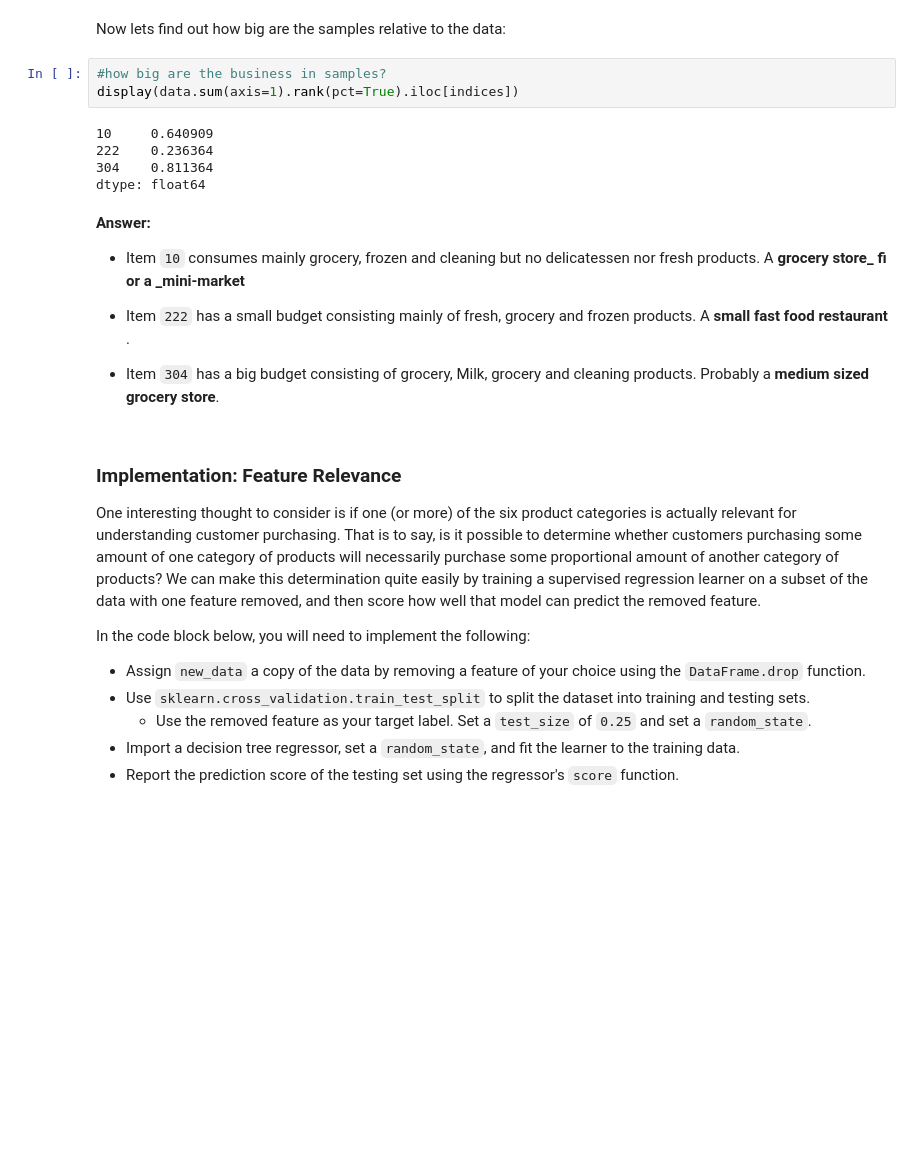
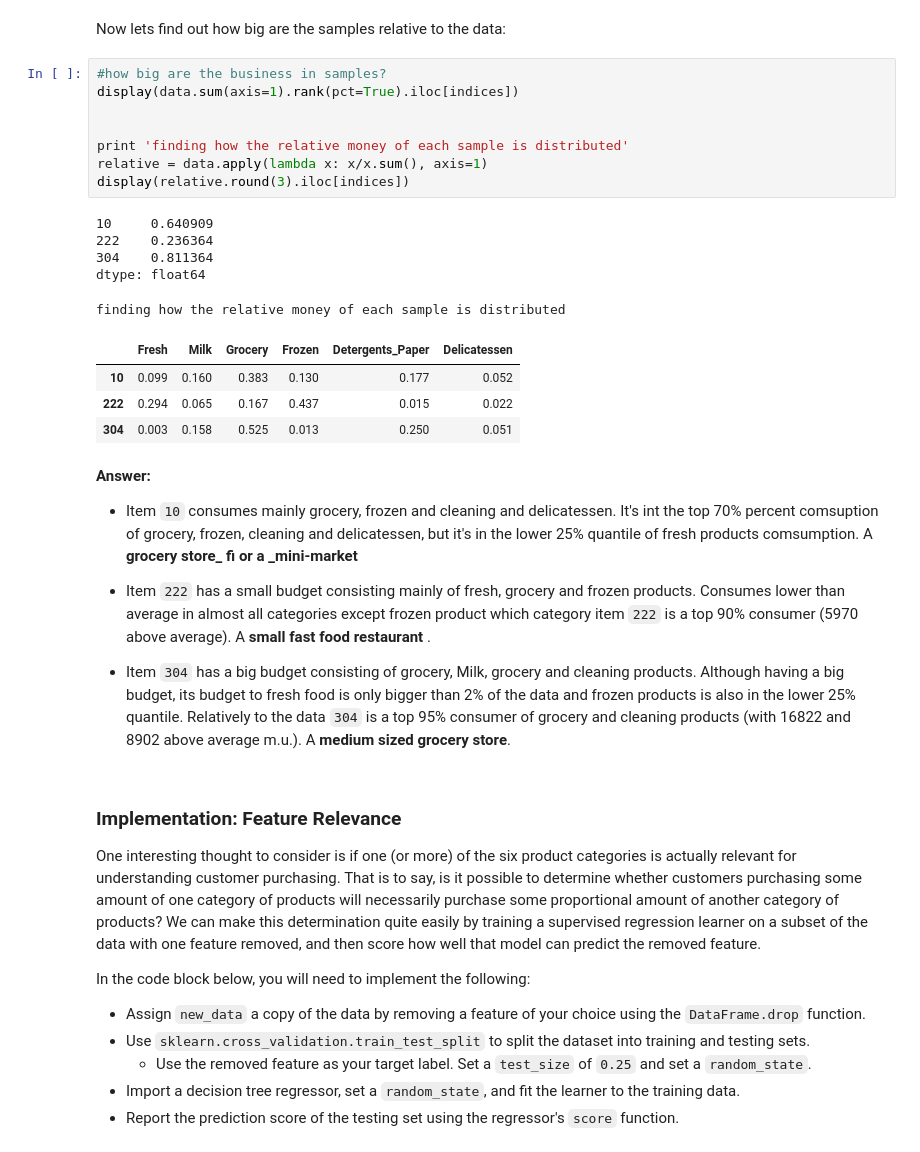
Before and after one commit to rafaelolg/udacity_creating_custumers, a Jupyter notebook: customer_segments.ipynb, the cells around one changed output. Saved outputs shown, nothing was run; the diff lists cells and outputs as text; blank space fills up the shorter version.

```diff
--- a/customer_segments.ipynb
+++ b/customer_segments.ipynb
@@ -99,19 +112,29 @@ Now lets find out how big are the samples relative to the data:
 # %%
 #how big are the business in samples?
 display(data.sum(axis=1).rank(pct=True).iloc[indices])
+
+
+print 'finding how the relative money of each sample is distributed'
+relative = data.apply(lambda x: x/x.sum(), axis=1)
+display(relative.round(3).iloc[indices])
 # %% [output]
 10     0.640909
 222    0.236364
 304    0.811364
 dtype: float64
+finding how the relative money of each sample is distributed
+|  | Fresh | Milk | Grocery | Frozen | Detergents_Paper | Delicatessen |
+| 10 | 0.099 | 0.160 | 0.383 | 0.130 | 0.177 | 0.052 |
+| 222 | 0.294 | 0.065 | 0.167 | 0.437 | 0.015 | 0.022 |
+| 304 | 0.003 | 0.158 | 0.525 | 0.013 | 0.250 | 0.051 |
 # %% [markdown]
 **Answer:**
 
-- Item `10` consumes mainly grocery, frozen and cleaning but no delicatessen nor fresh products. A **grocery store_ fi or a _mini-market**
+- Item `10` consumes mainly grocery, frozen and cleaning and delicatessen. It's int the top 70% percent comsuption of grocery, frozen, cleaning and delicatessen, but it's in the lower 25% quantile of fresh products comsumption.   A **grocery store_ fi or a _mini-market**
 
-- Item `222` has a small budget consisting mainly of fresh, grocery and frozen products. A **small fast food restaurant** .
+- Item `222` has a small budget consisting mainly of fresh, grocery and frozen products. Consumes lower than average in almost all categories except frozen product which category item `222` is a top 90% consumer (5970 above average). A **small fast food restaurant** .
 
-- Item `304` has a big budget consisting of grocery, Milk, grocery and cleaning products. Probably a  **medium sized grocery store**.
+- Item `304` has a big budget consisting of grocery, Milk, grocery and cleaning products. Although having a big budget, its budget to fresh food is only bigger than 2% of the data and frozen products is also in the lower 25% quantile.  Relatively to the data `304` is a top 95% consumer of grocery and cleaning products (with 16822 and 8902 above average m.u.). A  **medium sized grocery store**.
 # %% [markdown]
 ### Implementation: Feature Relevance
 One interesting thought to consider is if one (or more) of the six product categories is actually relevant for understanding customer purchasing. That is to say, is it possible to determine whether customers purchasing some amount of one category of products will necessarily purchase some proportional amount of another category of products? We can make this determination quite easily by training a supervised regression learner on a subset of the data with one feature removed, and then score how well that model can predict the removed feature.
```
Also changed, not shown: parts of 19 cells of this notebook, 1 other file.
